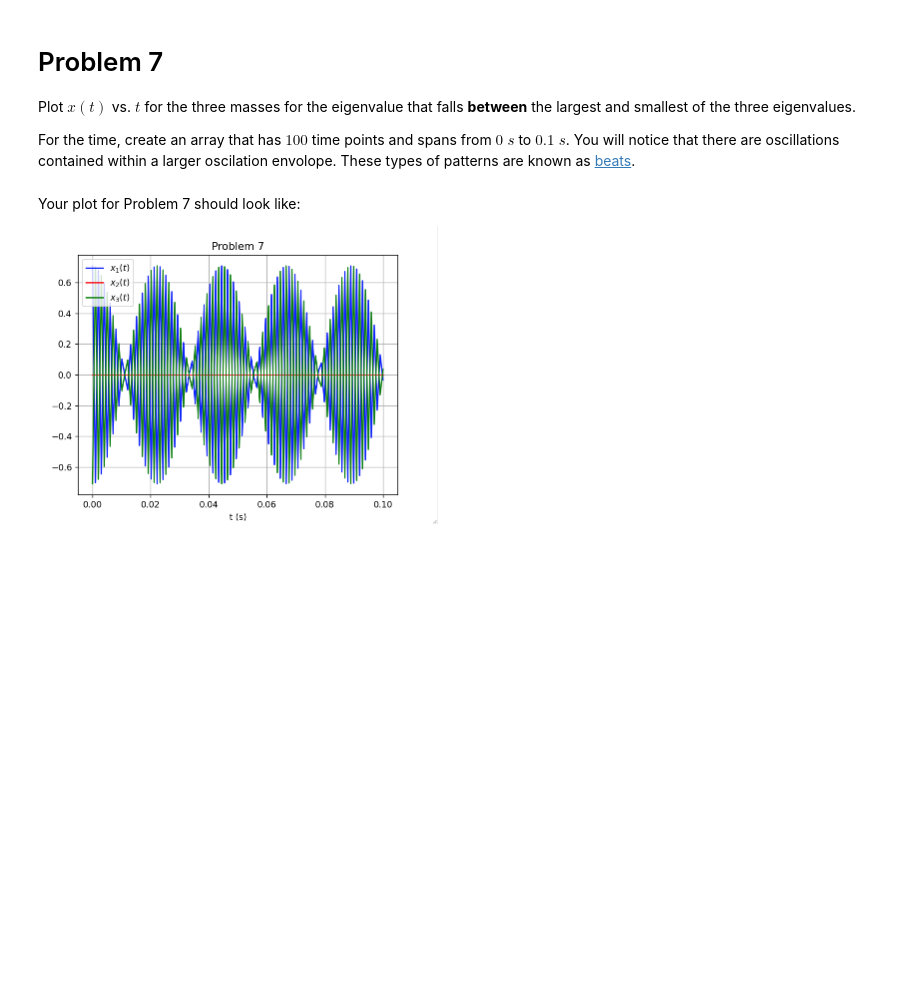
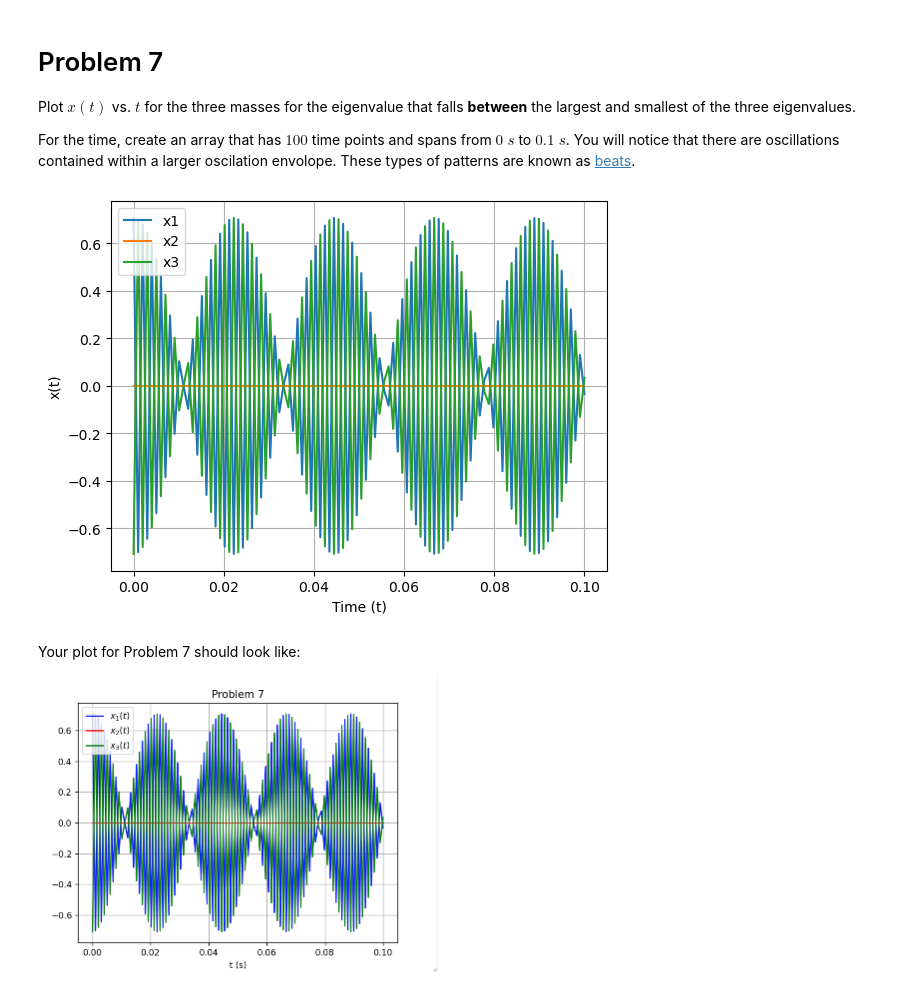
Before and after one commit to mendejf/Phys-3511-Fall24, a Jupyter notebook: Module03/Assignment/Assignment-03.ipynb, the cells around one changed output. Drawn from its saved outputs; the diff is of its cells as text; code cells hidden in the pictures; blank space fills up the shorter version.

```diff
--- a/Module03/Assignment/Assignment-03.ipynb
+++ b/Module03/Assignment/Assignment-03.ipynb
@@ -281,6 +281,26 @@ Plot $x(t)$ vs. $t$ for the three masses for the eigenvalue that falls **between
 
 For the time, create an array that has $100$ time points and spans from $0\;s$ to $0.1\;s$.
 You will notice that there are oscillations contained within a larger oscilation envolope. These types of patterns are known as [beats](https://en.wikipedia.org/wiki/Beat_(acoustics)).
+# %%
+#eigenvalue 2
+omega=omegas[1]**(1/2)
+v=A.T[1]
+t = np.linspace(0, 0.1, 100)
+
+x1 = v[0] * np.cos(omega * t)
+x2 = v[1] * np.cos(omega * t)
+x3 = v[2] * np.cos(omega * t)
+
+plt.plot(t, x1, label="x1")
+plt.plot(t, x2,label="x2")
+plt.plot(t, x3,label="x3")
+plt.xlabel('Time (t)')
+plt.ylabel('x(t)')
+plt.grid(True)
+plt.legend()
+plt.show()
+# %% [output]
+[figure, added]
 # %% [markdown]
 Your plot for Problem 7 should look like:
 <div>
```
Also changed, not shown: parts of 2 cells of this notebook, 6 other files.
